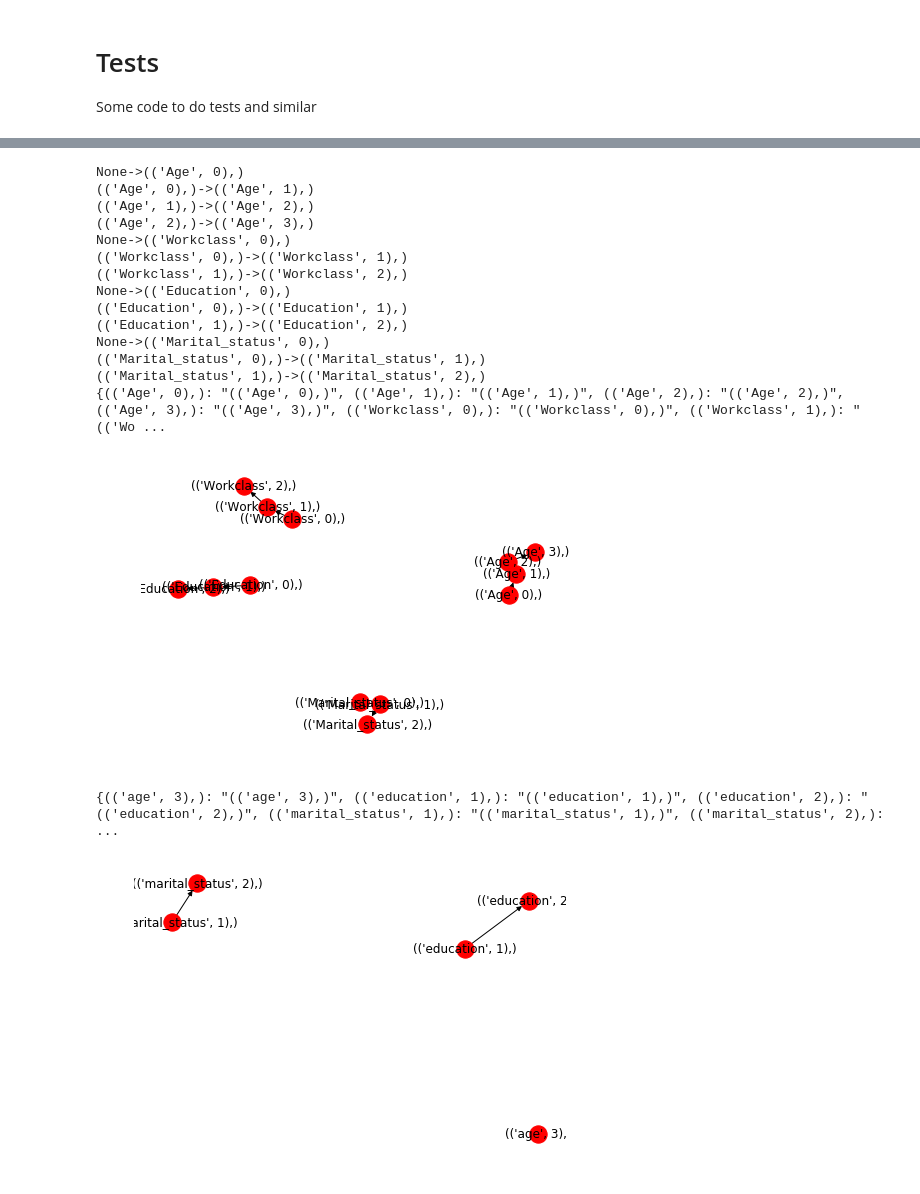
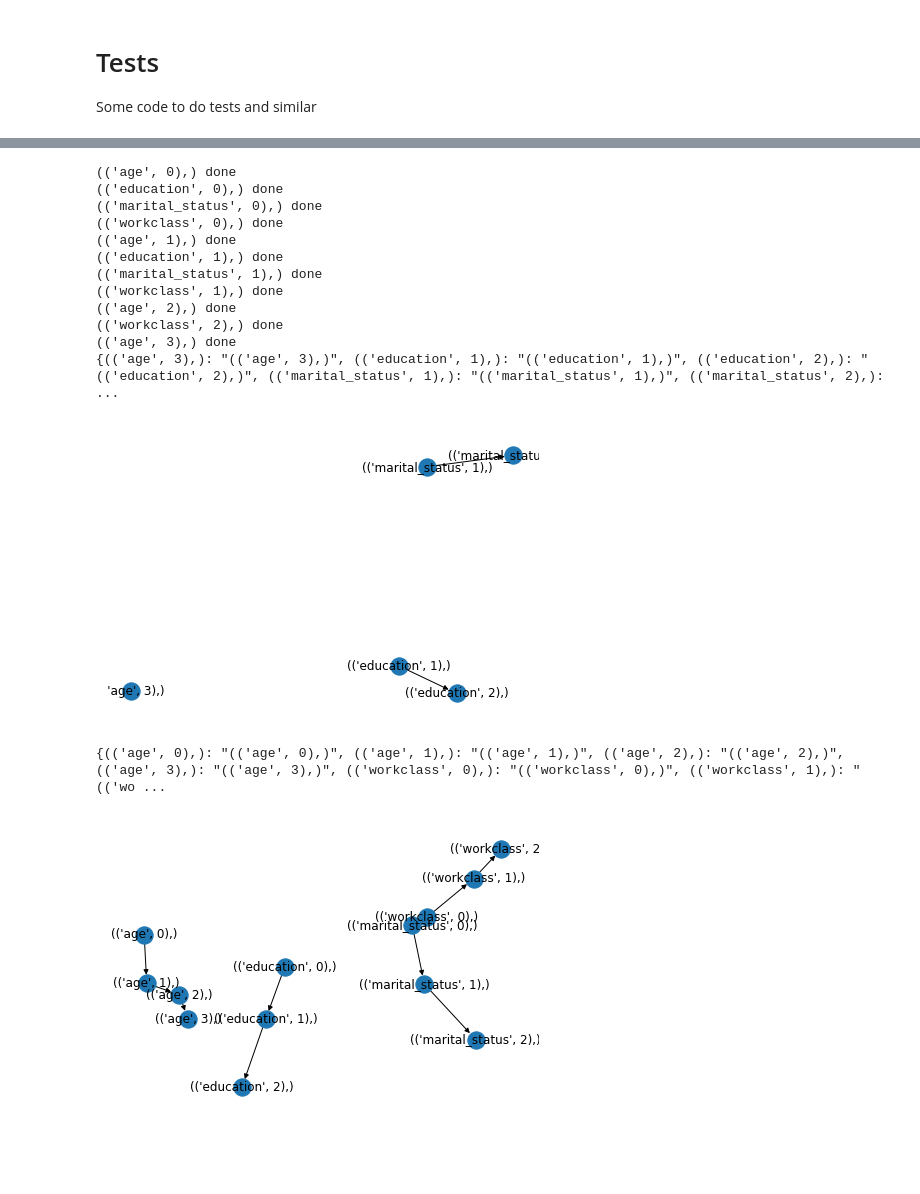
Before and after one commit to andreafasci/DPP_Project, a Jupyter notebook: DPP_Project.ipynb, the cells around one changed output, grey strips where cells are left out. Cells and saved outputs as stored; diff of their text form; code cells hidden in the pictures; blank space fills up the shorter version.

```diff
--- a/DPP_Project.ipynb
+++ b/DPP_Project.ipynb
@@ -230,9 +224,8 @@ occupation['occupation_2'].where(occupation['occupation_2'] != 'Blue-Collar', 'B
 ### Domain generalization for Race
 Based on suppression
 # %%
-race = pd.DataFrame(columns=('race_0','race_1'))
+race = pd.DataFrame({'race_0' : np.sort(pd.unique(data['race']))})
 
-race['race_0'] = data['Race']
 race['race_1'] = race['race_0']
 race['race_1'].where(race['race_1'] != race['race_1'], '*', inplace=True)
 # %% [markdown]
@@ -240,9 +233,8 @@ race['race_1'].where(race['race_1'] != race['race_1'], '*', inplace=True)
 
 Based on suppression
 # %%
-gender = pd.DataFrame(columns=('gender_0', 'gender_1'))
+gender = pd.DataFrame({'gender_0' : np.sort(pd.unique(data['gender']))})
 
-gender['gender_0'] = data['Gender']
 gender['gender_1'] = gender['gender_0']
 gender['gender_1'].where(gender['gender_1'] != gender['gender_1'], '*', inplace=True)
 # %% [markdown]
@@ -290,9 +282,7 @@ gender['gender_1'].where(gender['gender_1'] != gender['gender_1'], '*', inplace=
 - Vietnam => SE-Asia => Asia
 - Yugoslavia => Euro_2 => Europe
 # %%
-native_country = pd.DataFrame(columns=('native_country_0', 'native_country_1', 'native_country_2'))
-
-native_country['native_country_0'] = data['Native_country']
+native_country = pd.DataFrame({'native_country_0' : np.sort(pd.unique(data['native_country']))})
 
 native_country['native_country_1'] = native_country['native_country_0']
 
@@ -347,9 +337,8 @@ native_country['native_country_2'].where(native_country['native_country_2'] != '
 
 Based on suppression
 # %%
-salary = pd.DataFrame(columns=('salary_0','salary_1'))
+salary = pd.DataFrame({'salary_0' : np.sort(pd.unique(data['salary']))})
 
-salary['salary_0'] = data['Salary']
 salary['salary_1'] = salary['salary_0']
 salary['salary_1'].where(salary['salary_1'] != salary['salary_1'], '*', inplace=True)
 # %% [markdown]
@@ -615,26 +595,23 @@ fSet.join(tmpAge.set_index('age_0'), on='Age')
+# %%
+result = incognito_standard(50, data, ['age', 'workclass', 'education', 'marital_status'], dimensions)
+printGraph(result)
+# %% [output]
+(('age', 0),) done
+(('education', 0),) done
+(('marital_status', 0),) done
+(('workclass', 0),) done
+(('age', 1),) done
+(('education', 1),) done
+(('marital_status', 1),) done
+(('workclass', 1),) done
+(('age', 2),) done
+(('workclass', 2),) done
+(('age', 3),) done
+{(('age', 3),): "(('age', 3),)", (('education', 1),): "(('education', 1),)", (('education', 2),): "(('education', 2),)", (('marital_status', 1),): "(('marital_status', 1),)", (('marital_status', 2),): ...
+[figure, added]
 # %%
-graph = generate_graph_0( ['Age', 'Workclass', 'Education', 'Marital_status'], dimensions)
+graph = generate_graph_0( ['age', 'workclass', 'education', 'marital_status'], dimensions)
 printGraph(graph)
 # %% [output]
-None->(('Age', 0),)
-(('Age', 0),)->(('Age', 1),)
-(('Age', 1),)->(('Age', 2),)
-(('Age', 2),)->(('Age', 3),)
-None->(('Workclass', 0),)
-(('Workclass', 0),)->(('Workclass', 1),)
-(('Workclass', 1),)->(('Workclass', 2),)
-None->(('Education', 0),)
-(('Education', 0),)->(('Education', 1),)
-(('Education', 1),)->(('Education', 2),)
-None->(('Marital_status', 0),)
-(('Marital_status', 0),)->(('Marital_status', 1),)
-(('Marital_status', 1),)->(('Marital_status', 2),)
-{(('Age', 0),): "(('Age', 0),)", (('Age', 1),): "(('Age', 1),)", (('Age', 2),): "(('Age', 2),)", (('Age', 3),): "(('Age', 3),)", (('Workclass', 0),): "(('Workclass', 0),)", (('Workclass', 1),): "(('Wo ...
+{(('age', 0),): "(('age', 0),)", (('age', 1),): "(('age', 1),)", (('age', 2),): "(('age', 2),)", (('age', 3),): "(('age', 3),)", (('workclass', 0),): "(('workclass', 0),)", (('workclass', 1),): "(('wo ...
-[figure, old version]
+[figure, new version]
-# %%
-G = incognito_standard(50, data_concat, ['age', 'workclass', 'education', 'marital_status'], dimensions  )
-
-printGraph(G)
-# %% [output]
-{(('age', 3),): "(('age', 3),)", (('education', 1),): "(('education', 1),)", (('education', 2),): "(('education', 2),)", (('marital_status', 1),): "(('marital_status', 1),)", (('marital_status', 2),): ...
-[figure, removed]
```
Also changed, not shown: parts of 24 cells of this notebook, 1 other file.
